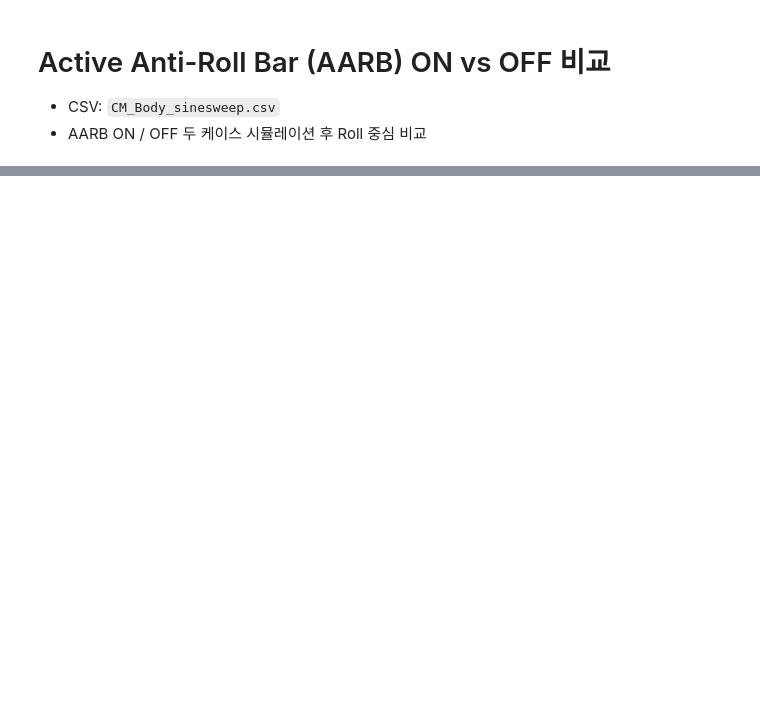
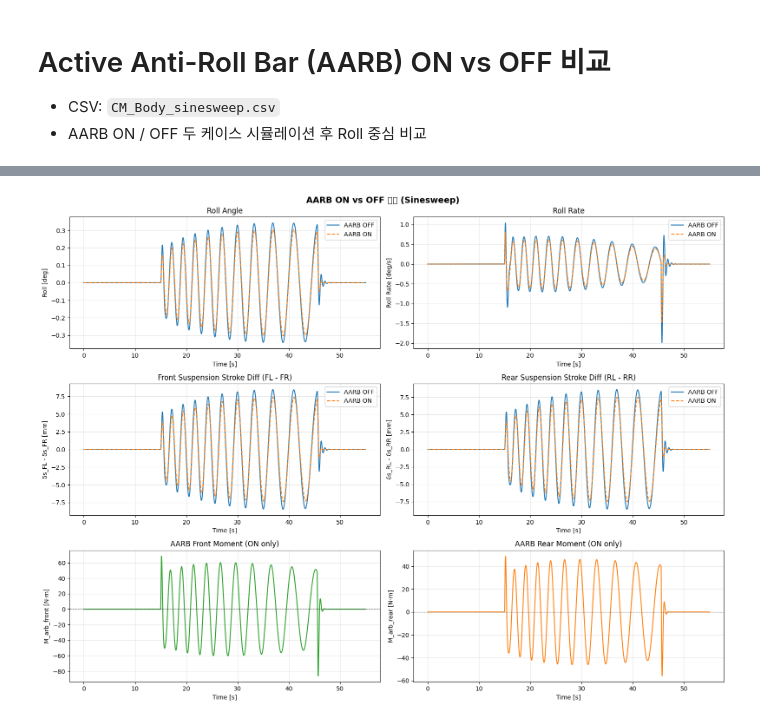
Before and after one commit to sturgeon03/E-Corner_Dynamic_Model, a Jupyter notebook: vehicle_sim/controllers/test_debug/aarb_comparison.ipynb, the cells around one changed output, grey strips where cells are left out. Drawn from its saved outputs; the diff is of its cells as text; code cells hidden in the pictures; blank space fills up the shorter version.

```diff
--- a/vehicle_sim/controllers/test_debug/aarb_comparison.ipynb
+++ b/vehicle_sim/controllers/test_debug/aarb_comparison.ipynb
@@ -288,7 +306,7 @@ result_on  = run_simulation(enable_aarb=True, aarb_gains=AARB_GAINS)
 # %%
 # ==================== 플롯 ====================
 fig, axes = plt.subplots(3, 2, figsize=(16, 12))
-fig.suptitle('AARB ON vs OFF 비교 (Sinesweep)', fontsize=14, fontweight='bold')
+fig.suptitle('AARB ON vs OFF Comparison(Sinesweep)', fontsize=14, fontweight='bold')
 
 t = time
 
@@ -325,30 +343,32 @@ ax.grid(True, alpha=0.3)
 # 4. 후륜 스트로크 차 (RL - RR)
 ax = axes[1, 1]
 ax.plot(t, result_off['ds_rear'] * 1000, label='AARB OFF', linewidth=1.5)
 ax.plot(t, result_on['ds_rear']  * 1000, label='AARB ON',  linewidth=1.5, linestyle='--')
 ax.set_ylabel('δs_RL - δs_RR [mm]')
 ax.set_xlabel('Time [s]')
 ax.set_title('Rear Suspension Stroke Diff (RL - RR)')
 ax.legend()
 ax.grid(True, alpha=0.3)
 
 # 5. AARB 전륜 모멘트 (ON only)
 ax = axes[2, 0]
 ax.plot(t, result_on['M_arb_front'], color='tab:green', linewidth=1.5)
 ax.set_ylabel('M_arb_front [N·m]')
 ax.set_xlabel('Time [s]')
 ax.set_title('AARB Front Moment (ON only)')
 ax.axhline(0, color='k', linestyle='--', linewidth=0.8, alpha=0.5)
 ax.grid(True, alpha=0.3)
 
 # 6. AARB 후륜 모멘트 (ON only)
 ax = axes[2, 1]
 ax.plot(t, result_on['M_arb_rear'], color='tab:orange', linewidth=1.5)
 ax.set_ylabel('M_arb_rear [N·m]')
 ax.set_xlabel('Time [s]')
 ax.set_title('AARB Rear Moment (ON only)')
 ax.axhline(0, color='k', linestyle='--', linewidth=0.8, alpha=0.5)
 ax.grid(True, alpha=0.3)
 
 fig.tight_layout()
 plt.show()
+# %% [output]
+[figure, added]
```
Also changed, not shown: parts of 6 cells of this notebook, 4 other files.
